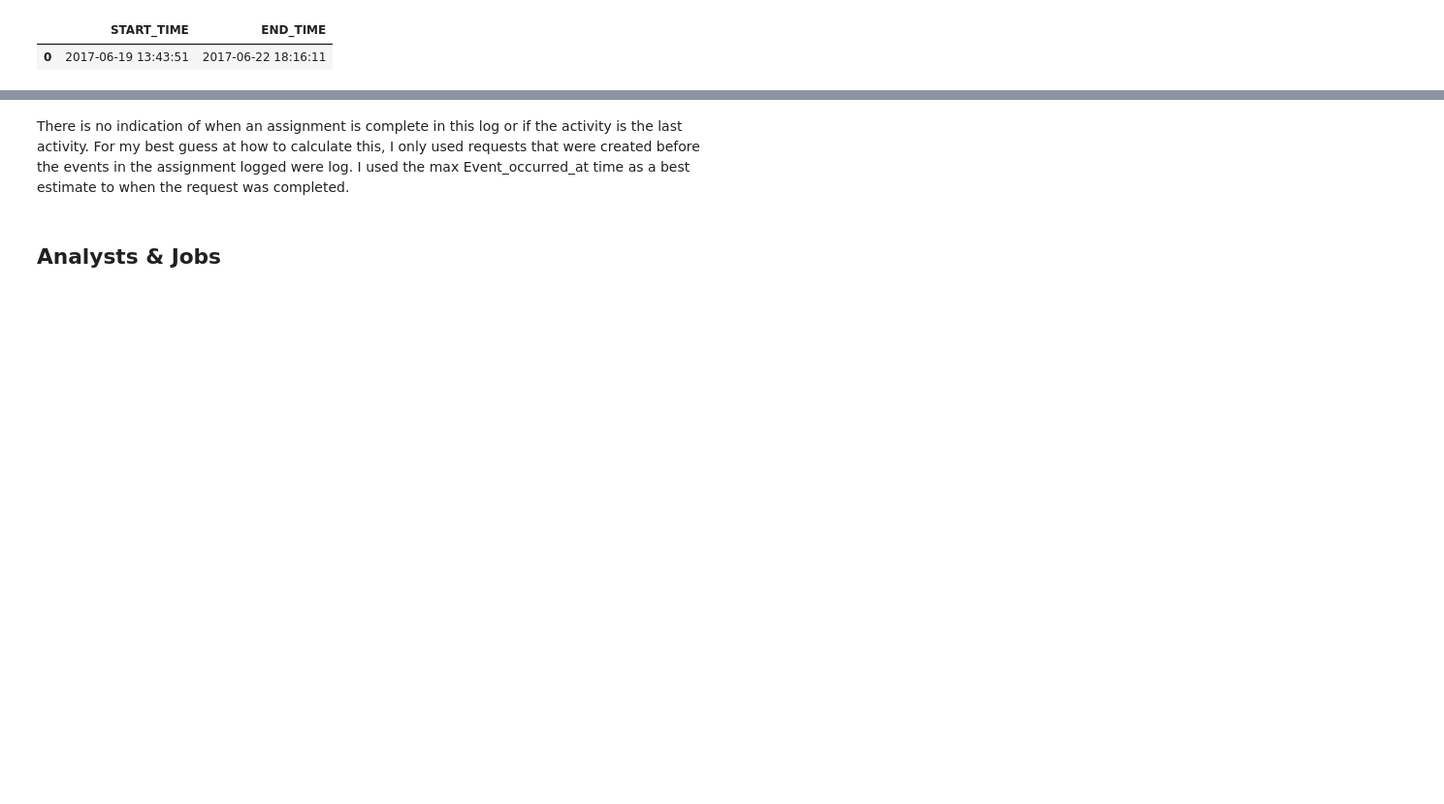
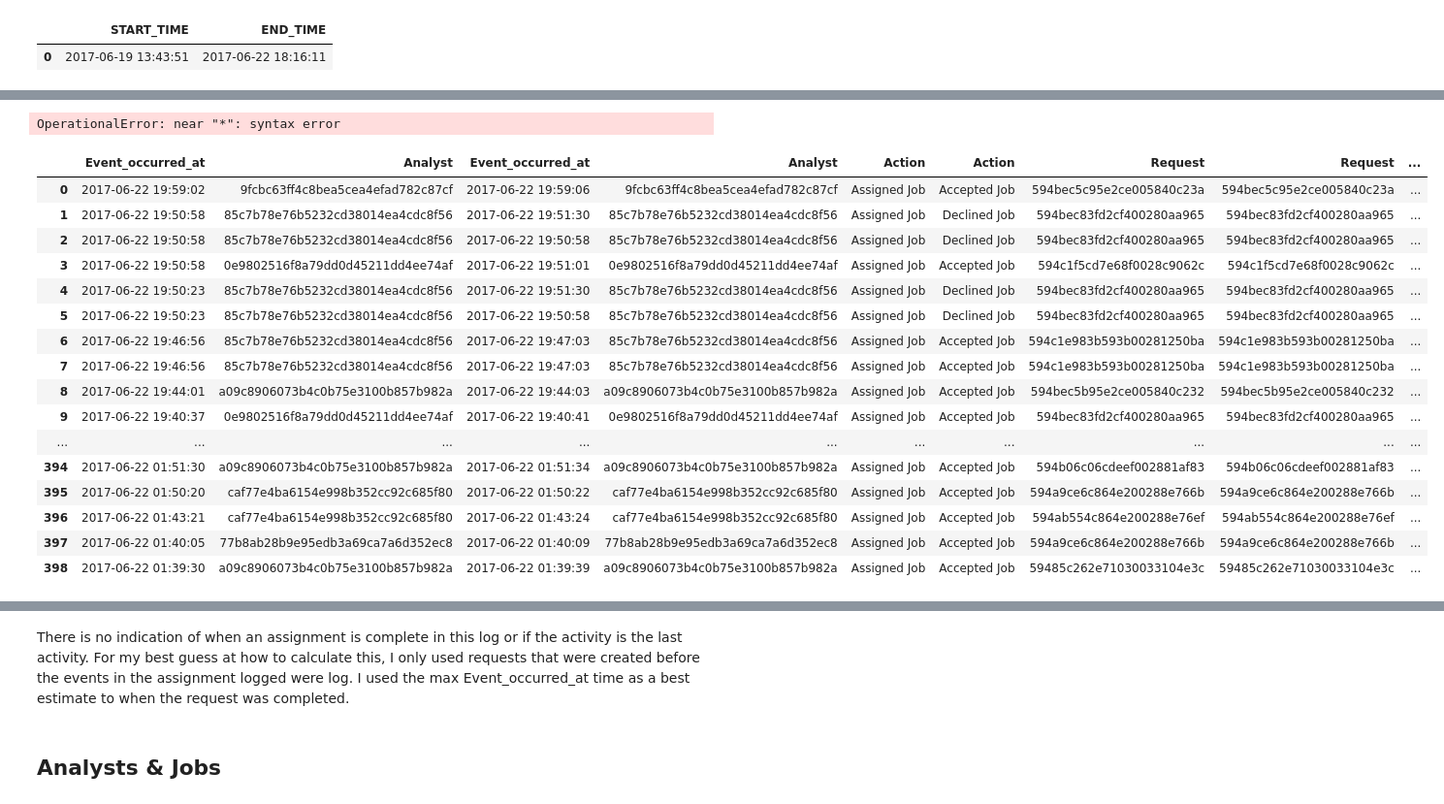
Before and after one commit to erikajane/Wonder_SQL_Task, a Jupyter notebook: Part 1 - Analysis.ipynb, the cells around one changed output, grey strips where cells are left out. Shown at 97% size. Drawn from its saved outputs; the diff is of its cells as text; code cells hidden in the pictures; blank space fills up the shorter version.

```diff
--- a/Part 1 - Analysis.ipynb
+++ b/Part 1 - Analysis.ipynb
@@ -183,3 +357,47 @@ The average time for activity to begin on a request is about 66 minutes or a lit
+# %%
+c.execute('''SELECT DISTINCT(*) FROM (SELECT *
+            FROM Assignments
+            WHERE Action LIKE '%Assigned Job%') AS t1
+            LEFT JOIN (SELECT *
+            FROM Assignments
+            WHERE Action LIKE '%Accepted Job%') AS t2
+            ON t1.Analyst = t2.Analyst AND t1.Request = t2.Request AND t1.Job = t2.Job;''')
+data = pd.DataFrame(c.fetchall())
+data.columns = [x[0] for x in c.description]
+data
+# %% [output]
+OperationalError: near "*": syntax error
+# %%
+# Query the average time it takes for activity to start on a request without the 393 outlier
+
+c.execute('''SELECT t1.Event_occurred_at, t1.Analyst, t2.Event_occurred_at, t2.Analyst, t1.Action, t2.Action, t1.Request, t2.Request, t1.Request_created_at, t2.Request_created_at, t1.Job, t2.Job
+             FROM (SELECT *
+             FROM Assignments
+             WHERE Action LIKE 'Assigned Job') AS t1
+             LEFT JOIN (SELECT *
+             FROM Assignments WHERE Action LIKE '%Accepted Job%' OR Action LIKE '%Declined Job%') AS t2
+             ON t1.Analyst = t2.Analyst AND t1.Request = t2.Request AND t1.Job = t2.Job;''')
+data = pd.DataFrame(c.fetchall())
+data.columns = [x[0] for x in c.description]
+data
+# %% [output]
+|  | Event_occurred_at | Analyst | Event_occurred_at | Analyst | Action | Action | Request | Request | ... |
+| 0 | 2017-06-22 19:59:02 | 9fcbc63ff4c8bea5cea4efad782c87cf | 2017-06-22 19:59:06 | 9fcbc63ff4c8bea5cea4efad782c87cf | Assigned Job | Accepted Job | 594bec5c95e2ce005840c23a | 594bec5c95e2ce005840c23a | ... |
+| 1 | 2017-06-22 19:50:58 | 85c7b78e76b5232cd38014ea4cdc8f56 | 2017-06-22 19:51:30 | 85c7b78e76b5232cd38014ea4cdc8f56 | Assigned Job | Declined Job | 594bec83fd2cf400280aa965 | 594bec83fd2cf400280aa965 | ... |
+| 2 | 2017-06-22 19:50:58 | 85c7b78e76b5232cd38014ea4cdc8f56 | 2017-06-22 19:50:58 | 85c7b78e76b5232cd38014ea4cdc8f56 | Assigned Job | Declined Job | 594bec83fd2cf400280aa965 | 594bec83fd2cf400280aa965 | ... |
+| 3 | 2017-06-22 19:50:58 | 0e9802516f8a79dd0d45211dd4ee74af | 2017-06-22 19:51:01 | 0e9802516f8a79dd0d45211dd4ee74af | Assigned Job | Accepted Job | 594c1f5cd7e68f0028c9062c | 594c1f5cd7e68f0028c9062c | ... |
+| 4 | 2017-06-22 19:50:23 | 85c7b78e76b5232cd38014ea4cdc8f56 | 2017-06-22 19:51:30 | 85c7b78e76b5232cd38014ea4cdc8f56 | Assigned Job | Declined Job | 594bec83fd2cf400280aa965 | 594bec83fd2cf400280aa965 | ... |
+| 5 | 2017-06-22 19:50:23 | 85c7b78e76b5232cd38014ea4cdc8f56 | 2017-06-22 19:50:58 | 85c7b78e76b5232cd38014ea4cdc8f56 | Assigned Job | Declined Job | 594bec83fd2cf400280aa965 | 594bec83fd2cf400280aa965 | ... |
+| 6 | 2017-06-22 19:46:56 | 85c7b78e76b5232cd38014ea4cdc8f56 | 2017-06-22 19:47:03 | 85c7b78e76b5232cd38014ea4cdc8f56 | Assigned Job | Accepted Job | 594c1e983b593b00281250ba | 594c1e983b593b00281250ba | ... |
+| 7 | 2017-06-22 19:46:56 | 85c7b78e76b5232cd38014ea4cdc8f56 | 2017-06-22 19:47:03 | 85c7b78e76b5232cd38014ea4cdc8f56 | Assigned Job | Accepted Job | 594c1e983b593b00281250ba | 594c1e983b593b00281250ba | ... |
+| 8 | 2017-06-22 19:44:01 | a09c8906073b4c0b75e3100b857b982a | 2017-06-22 19:44:03 | a09c8906073b4c0b75e3100b857b982a | Assigned Job | Accepted Job | 594bec5b95e2ce005840c232 | 594bec5b95e2ce005840c232 | ... |
+| 9 | 2017-06-22 19:40:37 | 0e9802516f8a79dd0d45211dd4ee74af | 2017-06-22 19:40:41 | 0e9802516f8a79dd0d45211dd4ee74af | Assigned Job | Accepted Job | 594bec83fd2cf400280aa965 | 594bec83fd2cf400280aa965 | ... |
+| ... | ... | ... | ... | ... | ... | ... | ... | ... | ... |
+| 394 | 2017-06-22 01:51:30 | a09c8906073b4c0b75e3100b857b982a | 2017-06-22 01:51:34 | a09c8906073b4c0b75e3100b857b982a | Assigned Job | Accepted Job | 594b06c06cdeef002881af83 | 594b06c06cdeef002881af83 | ... |
+| 395 | 2017-06-22 01:50:20 | caf77e4ba6154e998b352cc92c685f80 | 2017-06-22 01:50:22 | caf77e4ba6154e998b352cc92c685f80 | Assigned Job | Accepted Job | 594a9ce6c864e200288e766b | 594a9ce6c864e200288e766b | ... |
+| 396 | 2017-06-22 01:43:21 | caf77e4ba6154e998b352cc92c685f80 | 2017-06-22 01:43:24 | caf77e4ba6154e998b352cc92c685f80 | Assigned Job | Accepted Job | 594ab554c864e200288e76ef | 594ab554c864e200288e76ef | ... |
+| 397 | 2017-06-22 01:40:05 | 77b8ab28b9e95edb3a69ca7a6d352ec8 | 2017-06-22 01:40:09 | 77b8ab28b9e95edb3a69ca7a6d352ec8 | Assigned Job | Accepted Job | 594a9ce6c864e200288e766b | 594a9ce6c864e200288e766b | ... |
+| 398 | 2017-06-22 01:39:30 | a09c8906073b4c0b75e3100b857b982a | 2017-06-22 01:39:39 | a09c8906073b4c0b75e3100b857b982a | Assigned Job | Accepted Job | 59485c262e71030033104e3c | 59485c262e71030033104e3c | ... |
 # %%
 # Query the time it takes for a request to be complete
 
```
Also changed, not shown: parts of 33 cells of this notebook, 4 other files.
